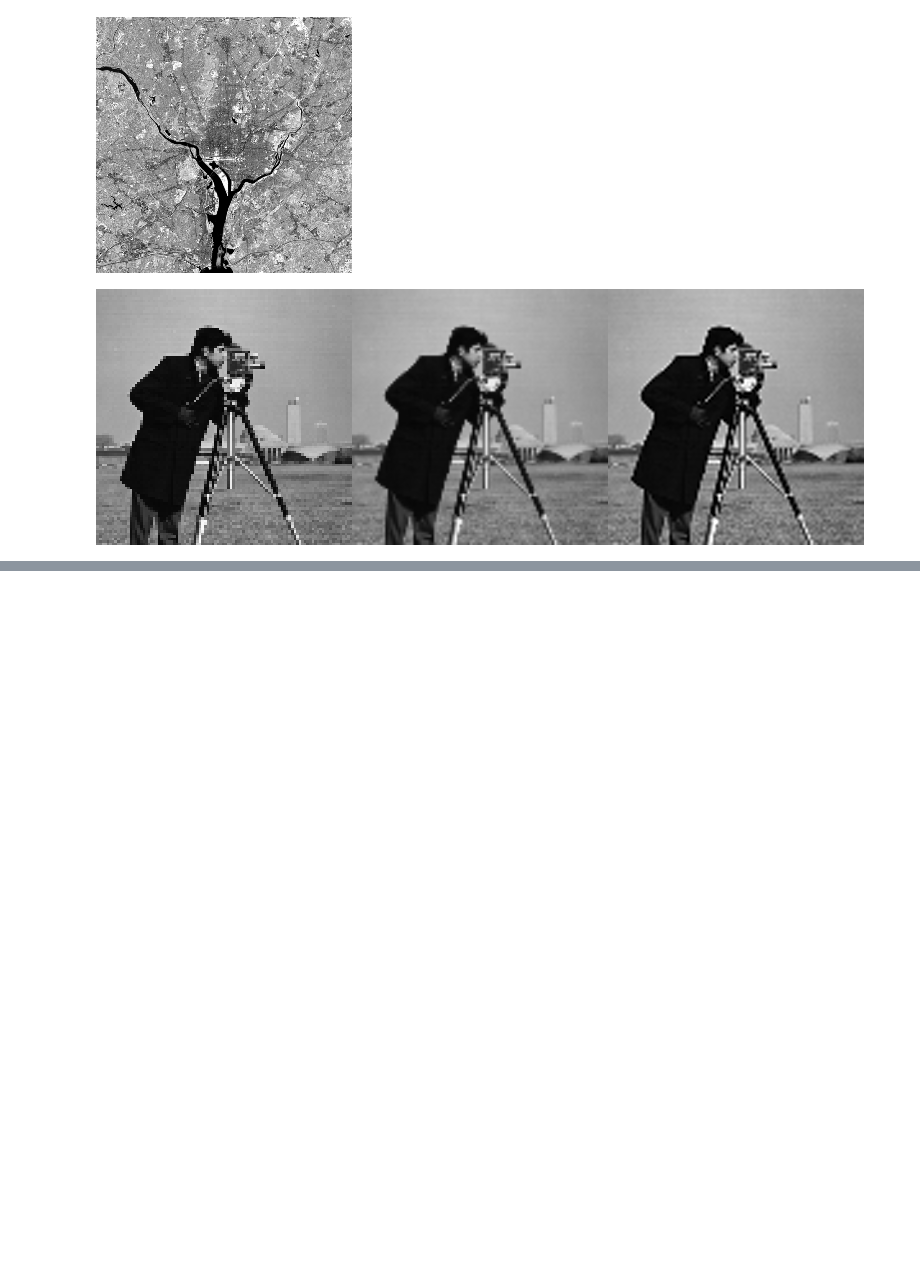
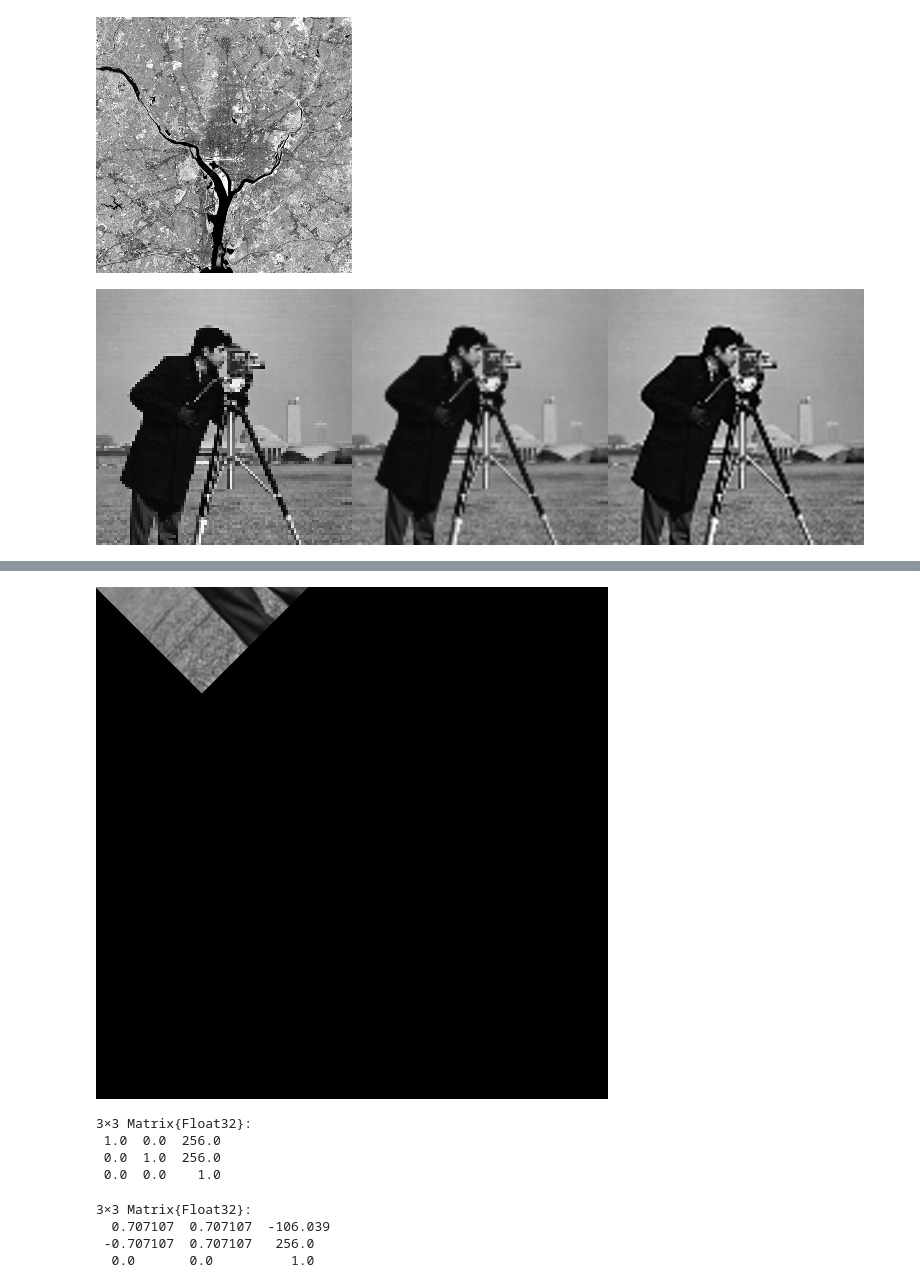
Before and after one commit to Julia-KAERI/NumericalAnalysis, a Jupyter notebook: src/image_processing/notebooks/image01.ipynb, the cells around one changed output, grey strips where cells are left out. Drawn from its saved outputs; the diff is of its cells as text; code cells hidden in the pictures; blank space fills up the shorter version.

```diff
--- a/src/image_processing/notebooks/image01.ipynb
+++ b/src/image_processing/notebooks/image01.ipynb
@@ -171,0 +216,20 @@ div(5, 2)
+# %%
+cv.warpAffine(img0, M2, cv.Size(w, h))
+# %% [output]
+[figure, added]
+# %%
+T1=Float32[1 0 -256; 0 1 -256; 0 0 1]
+T2=(Float32.([1/√2 1/√2 0; -1/√2 1/√2 0;0 0 1 ]))
+T3=Float32[1 0 256; 0 1 256; 0 0 1]
+# %% [output]
+3×3 Matrix{Float32}:
+ 1.0  0.0  256.0
+ 0.0  1.0  256.0
+ 0.0  0.0    1.0
+# %%
+T3*T2*T1
+# %% [output]
+3×3 Matrix{Float32}:
+  0.707107  0.707107  -106.039
+ -0.707107  0.707107   256.0
+  0.0       0.0          1.0
```
Also changed, not shown: parts of 17 cells of this notebook, 16 other files.
